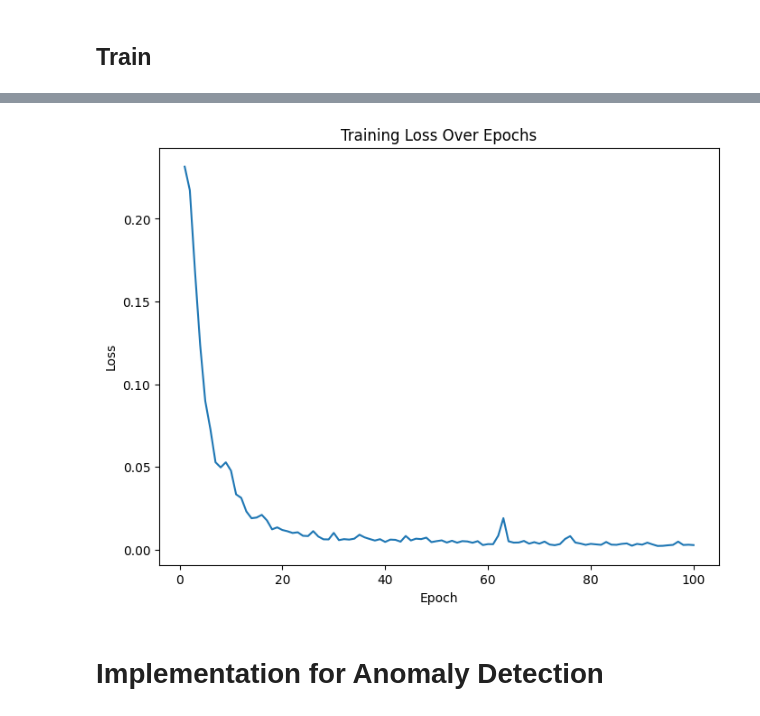
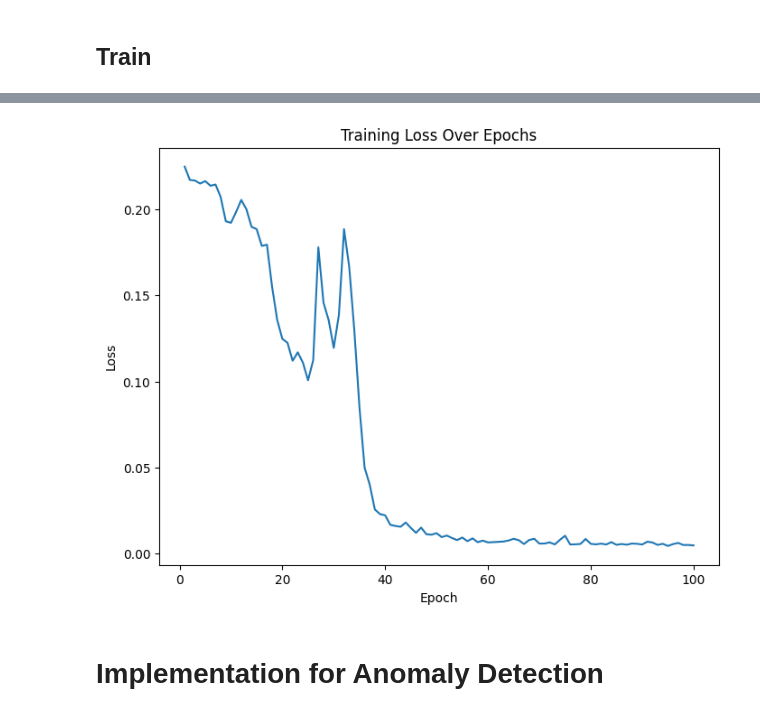
Before and after one commit to abcd-EGH/IEcapstone, a Jupyter notebook: H0.ipynb, the cells around one changed output, grey strips where cells are left out. Saved outputs shown, nothing was run; the diff lists cells and outputs as text; code cells hidden in the pictures.

```diff
--- a/H0.ipynb
+++ b/H0.ipynb
@@ -174,7 +137,7 @@ len(train_dataset), len(train_loader)
 input_size = 1
 hidden_size = 32  # hidden_size를 늘림
 num_layers = 1
-model = BiLSTMAutoEncoder(input_size, hidden_size, num_layers)
+model = BLAE(input_size, hidden_size, num_layers)
 criterion = nn.MSELoss()
 optimizer = optim.Adam(model.parameters(), lr=0.001)
 
@@ -223,4 +186,4 @@ Epoch [100/100], Loss: 0.002721
-[figure, old version]
+[figure, new version]
 # %% [markdown]
 # Implementation for Anomaly Detection
 # %% [markdown]
```
Also changed, not shown: parts of 4 cells of this notebook, 45 other files.
